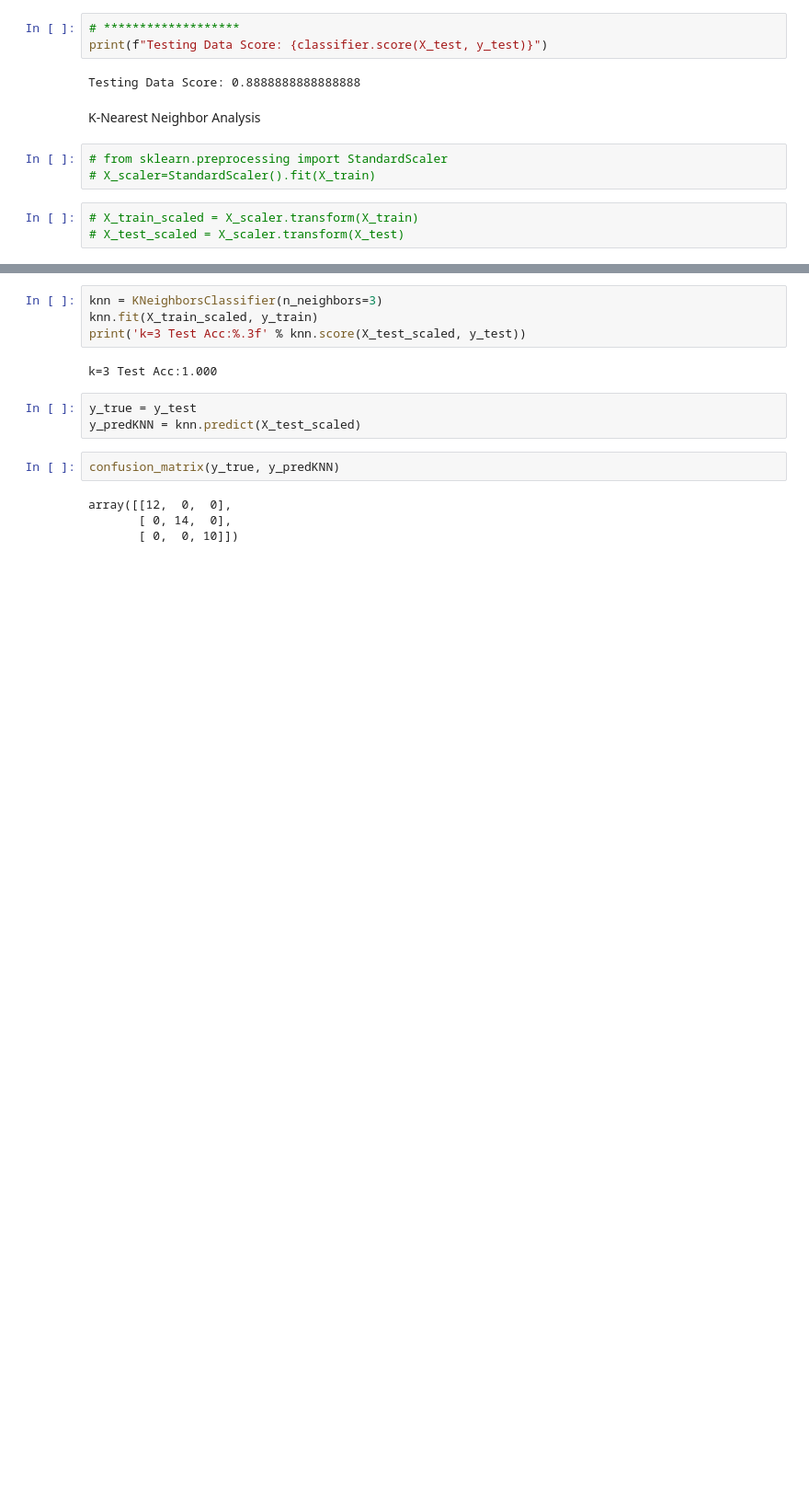
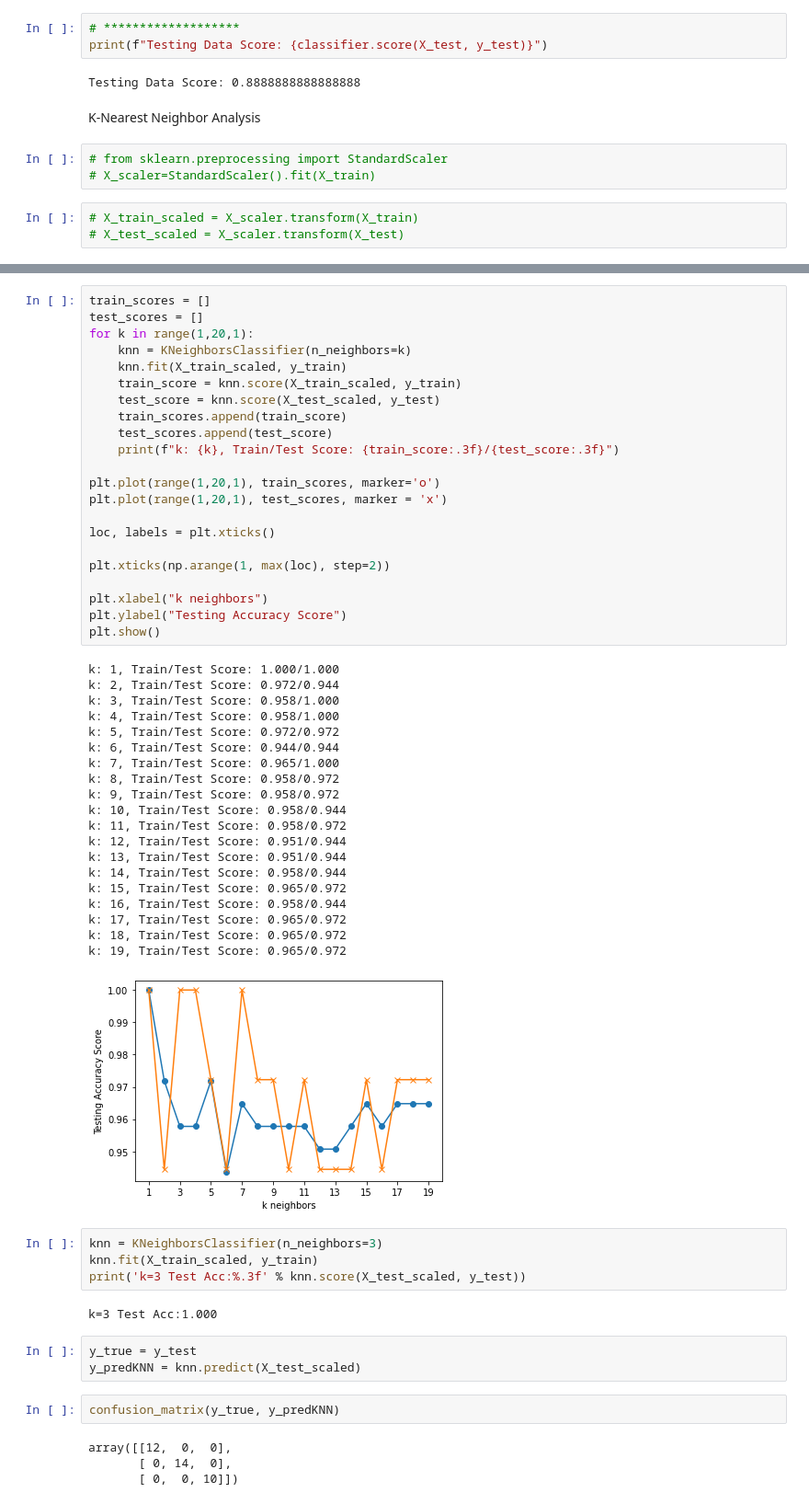
Before and after one commit to ASwigart/Group_Project_4, a Jupyter notebook: GP4_data_analysis-Copy1.ipynb, the cells around one changed output, grey strips where cells are left out. Shown at 92% size. Cells and saved outputs as stored; diff of their text form; blank space fills up the shorter version.

```diff
--- a/GP4_data_analysis-Copy1.ipynb
+++ b/GP4_data_analysis-Copy1.ipynb
@@ -177,3 +207,46 @@ k: 7, Train/Test Score: 0.965/1.000
+# %%
+train_scores = []
+test_scores = []
+for k in range(1,20,1):
+    knn = KNeighborsClassifier(n_neighbors=k)
+    knn.fit(X_train_scaled, y_train)
+    train_score = knn.score(X_train_scaled, y_train)
+    test_score = knn.score(X_test_scaled, y_test)
+    train_scores.append(train_score)
+    test_scores.append(test_score)
+    print(f"k: {k}, Train/Test Score: {train_score:.3f}/{test_score:.3f}")
+
+plt.plot(range(1,20,1), train_scores, marker='o')
+plt.plot(range(1,20,1), test_scores, marker = 'x')
+
+loc, labels = plt.xticks()
+
+plt.xticks(np.arange(1, max(loc), step=2))
+
+plt.xlabel("k neighbors")
+plt.ylabel("Testing Accuracy Score")
+plt.show()
+# %% [output]
+k: 1, Train/Test Score: 1.000/1.000
+k: 2, Train/Test Score: 0.972/0.944
+k: 3, Train/Test Score: 0.958/1.000
+k: 4, Train/Test Score: 0.958/1.000
+k: 5, Train/Test Score: 0.972/0.972
+k: 6, Train/Test Score: 0.944/0.944
+k: 7, Train/Test Score: 0.965/1.000
+k: 8, Train/Test Score: 0.958/0.972
+k: 9, Train/Test Score: 0.958/0.972
+k: 10, Train/Test Score: 0.958/0.944
+k: 11, Train/Test Score: 0.958/0.972
+k: 12, Train/Test Score: 0.951/0.944
+k: 13, Train/Test Score: 0.951/0.944
+k: 14, Train/Test Score: 0.958/0.944
+k: 15, Train/Test Score: 0.965/0.972
+k: 16, Train/Test Score: 0.958/0.944
+k: 17, Train/Test Score: 0.965/0.972
+k: 18, Train/Test Score: 0.965/0.972
+k: 19, Train/Test Score: 0.965/0.972
+[figure, added]
 # %%
 knn = KNeighborsClassifier(n_neighbors=3)
 knn.fit(X_train_scaled, y_train)
```
Also changed, not shown: parts of 3 cells of this notebook, 1 other file.
